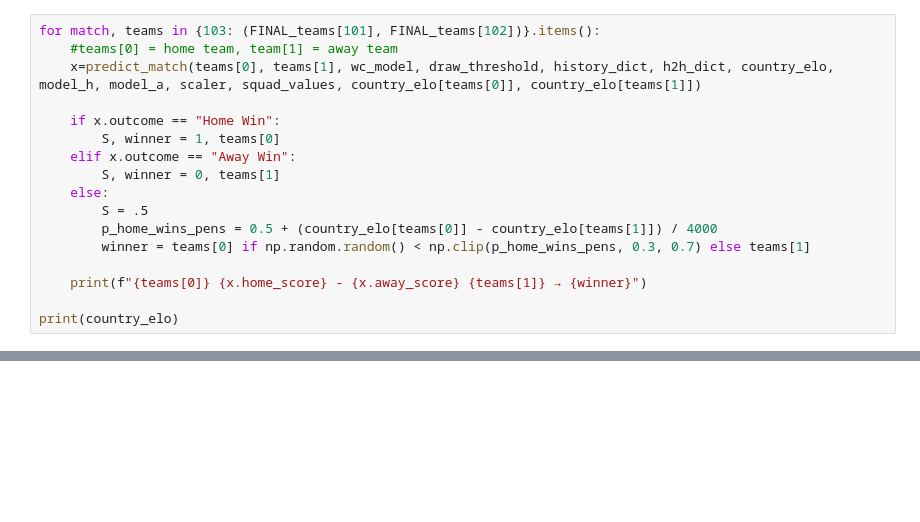
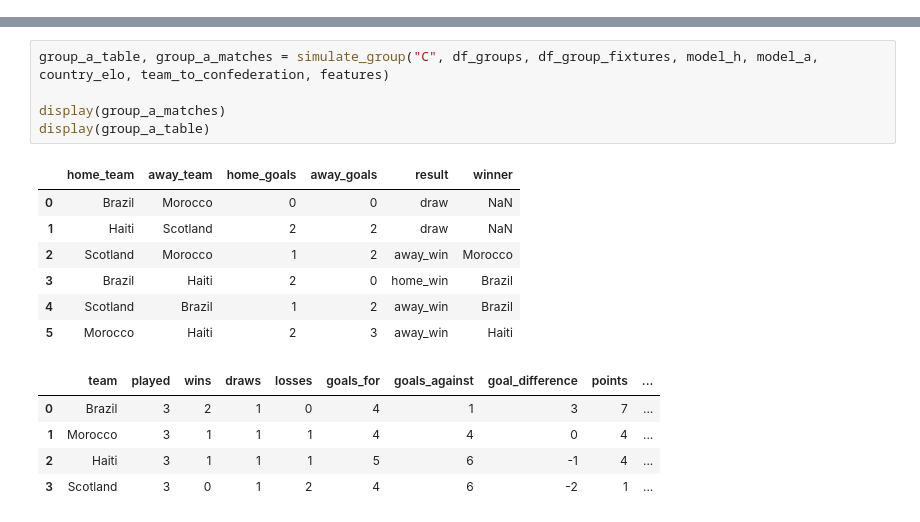
Before and after one commit to arms-and-hands155/WC2026-Predictor, a Jupyter notebook: notebooks/03_simulation.ipynb, the cells around one changed output, grey strips where cells are left out. Saved outputs shown, nothing was run; the diff lists cells and outputs as text; blank space fills up the shorter version.

```diff
--- a/notebooks/03_simulation.ipynb
+++ b/notebooks/03_simulation.ipynb
@@ -377,17 +0,0 @@ Netherlands 1 - 0 Turkey → Netherlands
-# %%
-for match, teams in {103: (FINAL_teams[101], FINAL_teams[102])}.items():
-    #teams[0] = home team, team[1] = away team
-    x=predict_match(teams[0], teams[1], wc_model, draw_threshold, history_dict, h2h_dict, country_elo, model_h, model_a, scaler, squad_values, country_elo[teams[0]], country_elo[teams[1]])
-
-    if x.outcome == "Home Win":
-        S, winner = 1, teams[0]
-    elif x.outcome == "Away Win":
-        S, winner = 0, teams[1]
-    else:
-        S = .5
-        p_home_wins_pens = 0.5 + (country_elo[teams[0]] - country_elo[teams[1]]) / 4000
-        winner = teams[0] if np.random.random() < np.clip(p_home_wins_pens, 0.3, 0.7) else teams[1]
-
-    print(f"{teams[0]} {x.home_score} - {x.away_score} {teams[1]} → {winner}")
-
-print(country_elo)
@@ -407,0 +82,18 @@ KeyboardInterrupt:
+# %%
+group_a_table, group_a_matches = simulate_group("C", df_groups, df_group_fixtures, model_h, model_a, country_elo, team_to_confederation, features)
+
+display(group_a_matches)
+display(group_a_table)
+# %% [output]
+|  | home_team | away_team | home_goals | away_goals | result | winner |
+| 0 | Brazil | Morocco | 0 | 0 | draw | NaN |
+| 1 | Haiti | Scotland | 2 | 2 | draw | NaN |
+| 2 | Scotland | Morocco | 1 | 2 | away_win | Morocco |
+| 3 | Brazil | Haiti | 2 | 0 | home_win | Brazil |
+| 4 | Scotland | Brazil | 1 | 2 | away_win | Brazil |
+| 5 | Morocco | Haiti | 2 | 3 | away_win | Haiti |
+|  | team | played | wins | draws | losses | goals_for | goals_against | goal_difference | points | ... |
+| 0 | Brazil | 3 | 2 | 1 | 0 | 4 | 1 | 3 | 7 | ... |
+| 1 | Morocco | 3 | 1 | 1 | 1 | 4 | 4 | 0 | 4 | ... |
+| 2 | Haiti | 3 | 1 | 1 | 1 | 5 | 6 | -1 | 4 | ... |
+| 3 | Scotland | 3 | 0 | 1 | 2 | 4 | 6 | -2 | 1 | ... |
```
Also changed, not shown: parts of 26 cells of this notebook, 6 other files.
